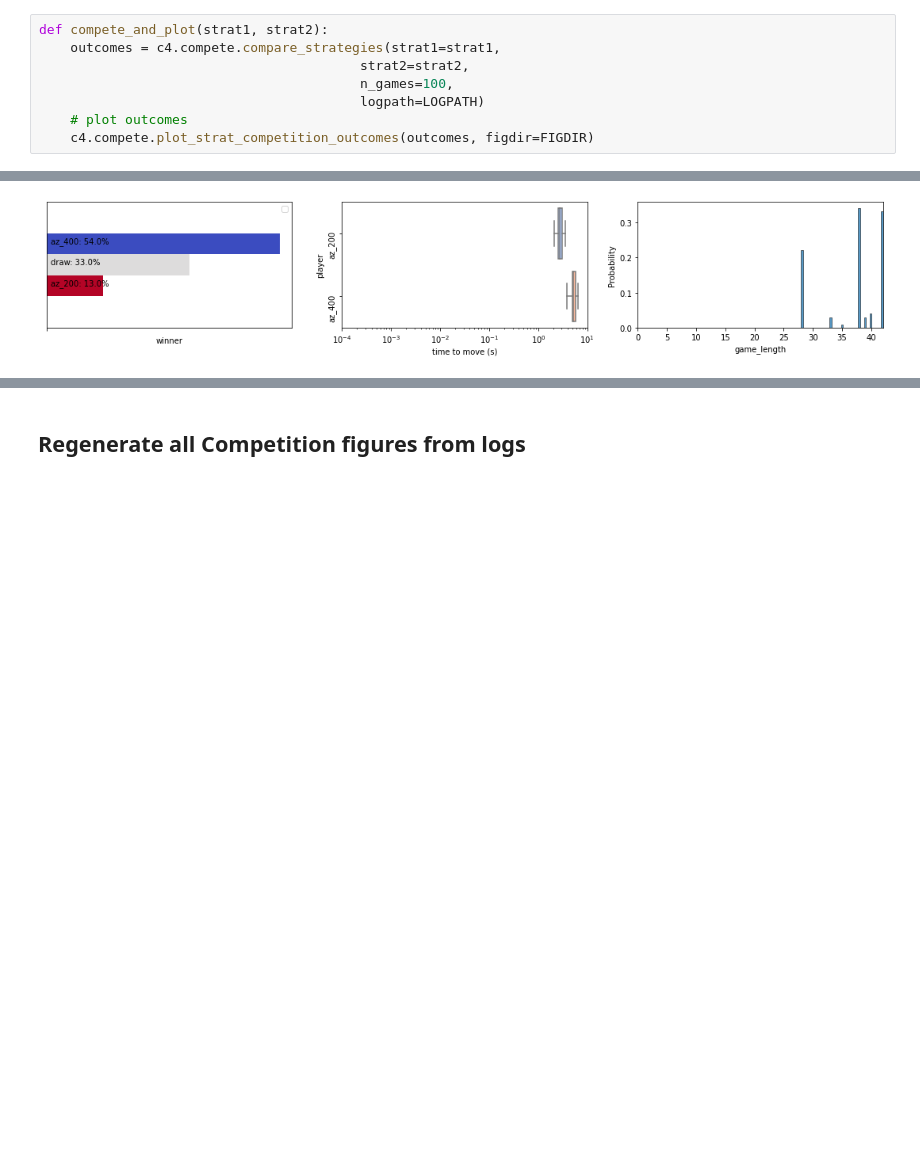
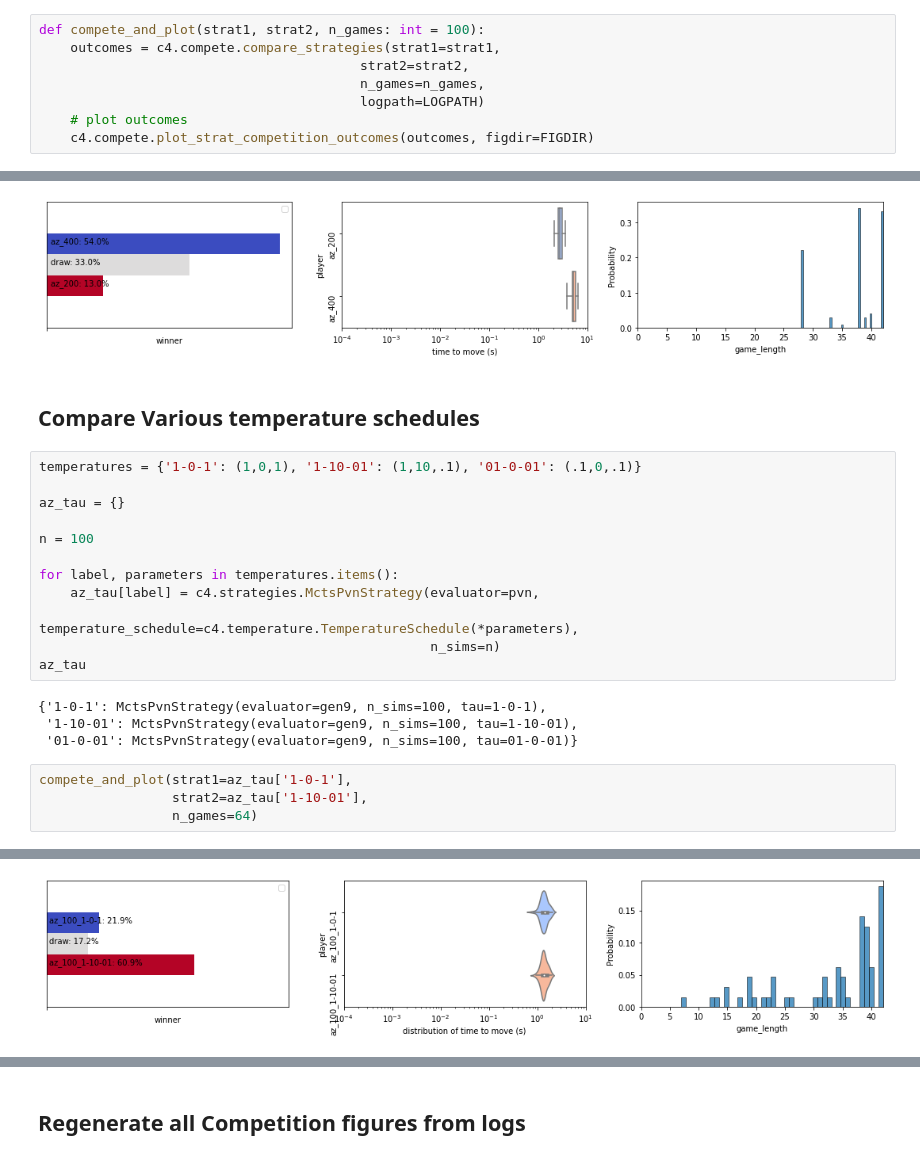
Before and after one commit to spayot/connectfour, a Jupyter notebook: notebooks/test_game.ipynb, the cells around one changed output, grey strips where cells are left out. Cells and saved outputs as stored; diff of their text form; blank space fills up the shorter version.

Commit message:
adding analysis on influence of temperature

```diff
--- a/notebooks/test_game.ipynb
+++ b/notebooks/test_game.ipynb
@@ -435,10 +435,10 @@ array([0.  , 0.  , 0.25, 0.  , 0.  , 0.  , 0.75])
 # %% [output]
 [0, 0, 20, 0, 0, 0, 180]
 # %%
-def compete_and_plot(strat1, strat2):
+def compete_and_plot(strat1, strat2, n_games: int = 100):
     outcomes = c4.compete.compare_strategies(strat1=strat1,
                                          strat2=strat2,
-                                         n_games=100,
+                                         n_games=n_games,
                                          logpath=LOGPATH)
     # plot outcomes
     c4.compete.plot_strat_competition_outcomes(outcomes, figdir=FIGDIR)
@@ -508,3 +508,26 @@ compete_and_plot(strat1=az_strat[200],
                  strat2=az_strat[400])
 # %% [output]
 [figure]
+# %% [markdown]
+## Compare Various temperature schedules
+# %%
+temperatures = {'1-0-1': (1,0,1), '1-10-01': (1,10,.1), '01-0-01': (.1,0,.1)}
+
+az_tau = {}
+
+n = 100
+
+for label, parameters in temperatures.items():
+    az_tau[label] = c4.strategies.MctsPvnStrategy(evaluator=pvn,
+                                                  temperature_schedule=c4.temperature.TemperatureSchedule(*parameters),
+                                                  n_sims=n)
+az_tau
+# %% [output]
+{'1-0-1': MctsPvnStrategy(evaluator=gen9, n_sims=100, tau=1-0-1),
+ '1-10-01': MctsPvnStrategy(evaluator=gen9, n_sims=100, tau=1-10-01),
+ '01-0-01': MctsPvnStrategy(evaluator=gen9, n_sims=100, tau=01-0-01)}
+# %%
+compete_and_plot(strat1=az_tau['1-0-1'],
+                 strat2=az_tau['1-10-01'],
+                 n_games=64)
+# %% [output]
@@ -510,0 +536 @@ compete_and_plot(strat1=az_strat[200],
+[figure, added]
```
Also changed, not shown: parts of 25 cells of this notebook, 11 other files.
